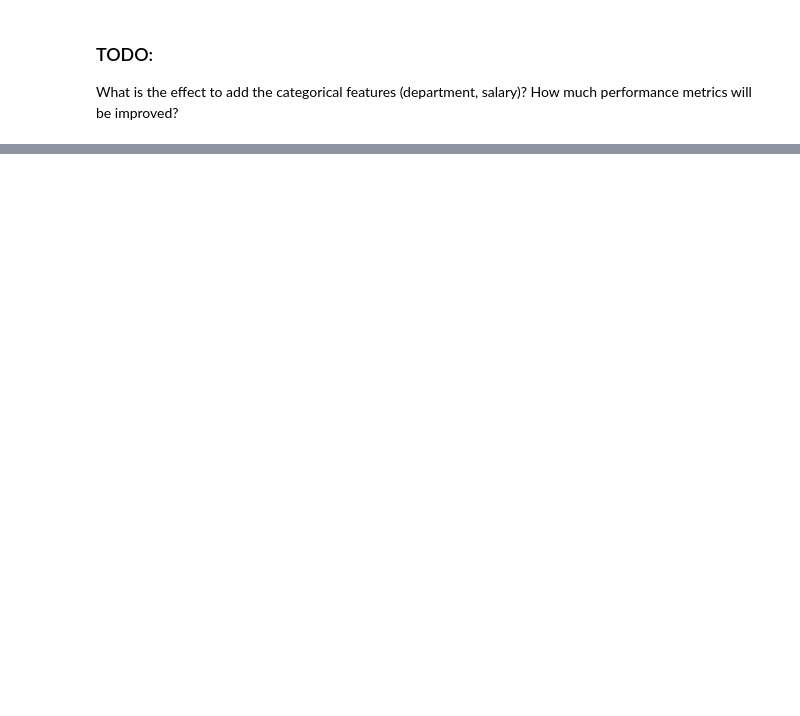
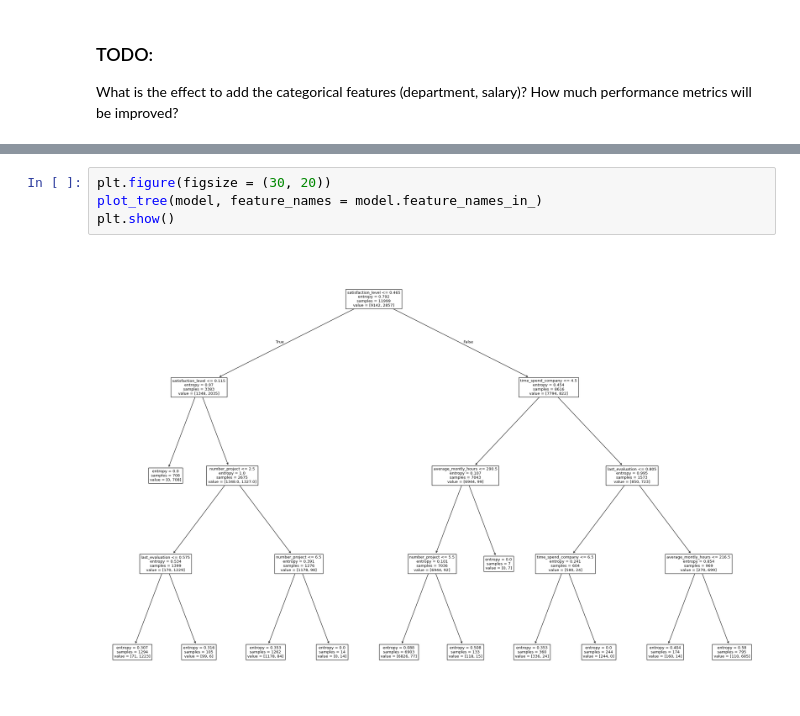
Before and after one commit to juanDango/classification-tutorial, a Jupyter notebook: rrhh/rrhh.ipynb, the cells around one changed output, grey strips where cells are left out. Cells and saved outputs as stored; diff of their text form; blank space fills up the shorter version.

```diff
--- a/rrhh/rrhh.ipynb
+++ b/rrhh/rrhh.ipynb
@@ -106,0 +190,6 @@ What is the effect to add the categorical features (department, salary)? How muc
+# %%
+plt.figure(figsize = (30, 20))
+plot_tree(model, feature_names = model.feature_names_in_)
+plt.show()
+# %% [output]
+[figure, added]
```
Also changed, not shown: parts of 18 cells of this notebook, 3 other files.
